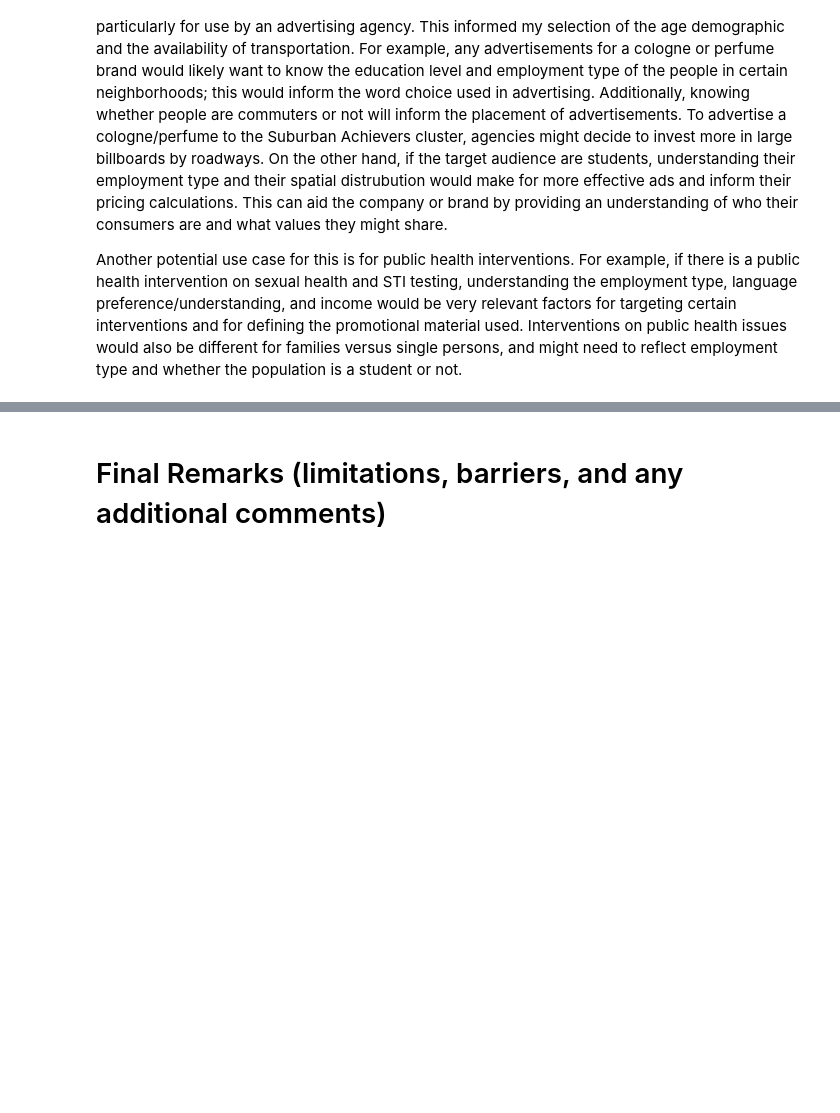
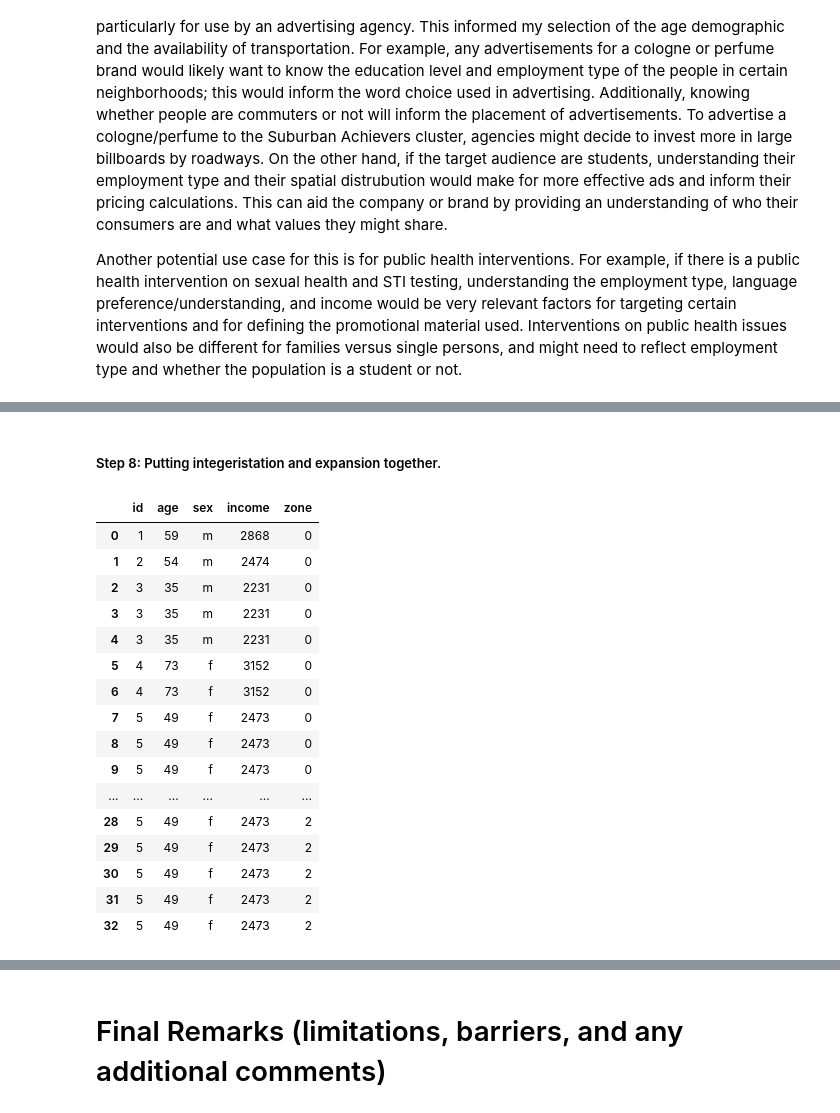
Before and after one commit to ejarrettt/UA_Lab_Assignment_2, a Jupyter notebook: Assignment2.ipynb, the cells around one changed output, grey strips where cells are left out. Cells and saved outputs as stored; diff of their text form; code cells hidden in the pictures; blank space fills up the shorter version.

```diff
--- a/Assignment2.ipynb
+++ b/Assignment2.ipynb
@@ -1767,0 +2181,5 @@ Another potential use case for this is for public health interventions. For exam
+# %%
+# Now, we must convert the age variable from the categorical data format  created by pd.cut() to string objects.
+# The ipfn library can't handle categorical datatypes for some reason.
+ind_copy['age'] = ind_copy['age'].astype(str)
+ind_copy.info()
@@ -1767,0 +2223,4 @@ Another potential use case for this is for public health interventions. For exam
+# %%
+ipf = ipfn.ipfn(ind_copy,aggregates,dimensions,weight_col='weight',convergence_rate = 1e-15)
+out = ipf.iteration()
+out
@@ -1767,0 +2369,11 @@ Another potential use case for this is for public health interventions. For exam
+# %%
+# Test this function
+np.random.seed(24) # This seed reproduces the answer.
+values = [[0.333, 0.667, 3], [1.333, 1.333, 1.333]]
+
+for i, v in enumerate(values, 1):
+    print(f"Results for set {i}:")
+    for j in range(5):
+        result = int_trs(v)
+        print(f"Iteration {j+1}: {result}")
+    print()
@@ -1767,0 +2405,8 @@ Another potential use case for this is for public health interventions. For exam
+# %%
+# Integerised weights correspond to the number of repetitions of a given individual.
+# Firstly, expand the weights
+def int_expand_vector(weights):
+    return np.repeat(range(0,len(weights)),weights.astype(int))
+
+print (int_weight1)
+print (int_expand_vector(int_weight1))
@@ -1767,0 +2435,37 @@ Another potential use case for this is for public health interventions. For exam
+# %% [markdown]
+##### Step 8: Putting integeristation and expansion together.
+# %%
+# Now let's put the integeristation and expansion together for all areas
+
+indivs = []
+for i in range(0, n_zones):
+    # Integerise and expand
+    ints = int_expand_vector(int_trs(ind_copy_2['weight_' + str(i)]))
+    # Select the relevant individuals using .loc
+    temp = ind_orig.loc[ints].copy()
+    # Assign the 'zone' column
+    temp['zone'] = i
+    indivs.append(temp)
+
+ints_df = pd.concat(indivs)
+#Resetting the index of the resulting table.
+ints_df.reset_index(drop=True, inplace=True)
+ints_df
+# %% [output]
+|  | id | age | sex | income | zone |
+| 0 | 1 | 59 | m | 2868 | 0 |
+| 1 | 2 | 54 | m | 2474 | 0 |
+| 2 | 3 | 35 | m | 2231 | 0 |
+| 3 | 3 | 35 | m | 2231 | 0 |
+| 4 | 3 | 35 | m | 2231 | 0 |
+| 5 | 4 | 73 | f | 3152 | 0 |
+| 6 | 4 | 73 | f | 3152 | 0 |
+| 7 | 5 | 49 | f | 2473 | 0 |
+| 8 | 5 | 49 | f | 2473 | 0 |
+| 9 | 5 | 49 | f | 2473 | 0 |
+| ... | ... | ... | ... | ... | ... |
+| 28 | 5 | 49 | f | 2473 | 2 |
+| 29 | 5 | 49 | f | 2473 | 2 |
+| 30 | 5 | 49 | f | 2473 | 2 |
+| 31 | 5 | 49 | f | 2473 | 2 |
+| 32 | 5 | 49 | f | 2473 | 2 |
```
Also changed, not shown: parts of 122 cells of this notebook, 1 other file.
